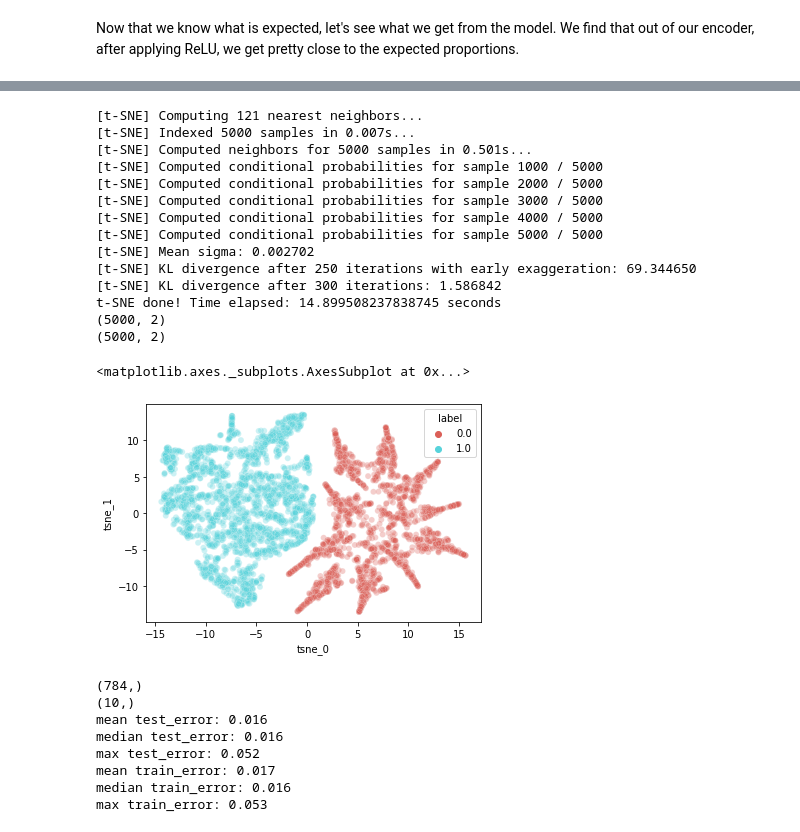
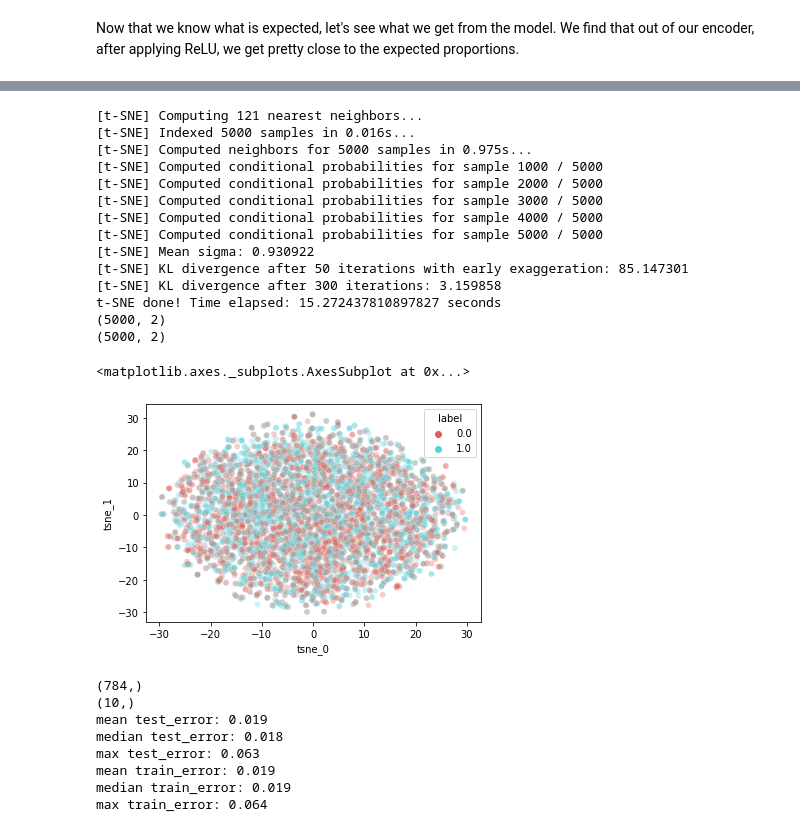
Before and after one commit to suraj-adewale/sc_bulk_ood, a Jupyter notebook: experiments/DIVA_stacked_mnist.ipynb, the cells around one changed output, grey strips where cells are left out. Drawn from its saved outputs; the diff is of its cells as text; code cells hidden in the pictures.

Commit message:
DIVA-like implementation. 3 latent codes, one for rotation, one for proportions, and one for everything else. Fully supervised constraints are used for training

```diff
--- a/experiments/DIVA_stacked_mnist.ipynb
+++ b/experiments/DIVA_stacked_mnist.ipynb
@@ -504,17 +433,14 @@ def mmd_loss(real_labels, y_pred):
 # %% [markdown]
 ## Make the computational graph
 # %%
-known_prop_vae = Model([X, label], [outputs, prop_outputs, sigma_outputs])
-unknown_prop_vae = Model([X, label], [outputs, mmd_outputs])
+cls_prop_vae = Model(X, [outputs, prop_outputs, rotation_outputs, sigma_outputs])
 
-known_prop_vae.compile(optimizer=optim, loss=[vae_loss, prop_loss, None]) #, metrics = [KL_loss, recon_loss])
-unknown_prop_vae.compile(optimizer=optim, loss=[vae_loss, mmd_loss]) #, metrics = [KL_loss, recon_loss])
+cls_prop_vae.compile(optimizer=optim, loss=[vae_loss, prop_loss, class_loss, None])
 
 
-encoder = Model([X, label], mu)
+encoder = Model(X, [z_slack, mu_prop, z_rot])
 
 decoder = Model(d_in, d_out)
 
-print(known_prop_vae.summary())
-print(unknown_prop_vae.summary())
+print(cls_prop_vae.summary())
 # %% [output]
@@ -711,0 +618,29 @@ expected MNIST proportions: [0. 1.]
+# %%
+# plot proportions
+z_slack, mu_prop, z_rot = encoder.predict(X_full_test, batch_size=250)
+z_test = mu_prop
+encodings= np.asarray(z_test)
+encodings = encodings.reshape(X_full_test.shape[0], n_z)
+tsne_idx = np.random.choice(encodings.shape[0], size=5000, replace=False)
+
+
+time_start = time.time()
+tsne = TSNE(n_components=2, verbose=1, perplexity=40, n_iter=300)
+tsne_results = tsne.fit_transform(encodings[tsne_idx,:])
+print('t-SNE done! Time elapsed: {} seconds'.format(time.time()-time_start))
+
+
+plot_df = pd.DataFrame(tsne_results[:,0:2])
+print(tsne_results.shape)
+print(plot_df.shape)
+plot_df.columns = ['tsne_0', 'tsne_1']
+plot_df['label'] = Label_test[tsne_idx]
+
+sns.scatterplot(
+    x="tsne_0", y="tsne_1",
+    data=plot_df,
+    hue="label",
+    palette=sns.color_palette("hls", 2),
+    legend="full",
+    alpha=0.3
+)
@@ -712,5 +709,6 @@ expected MNIST proportions: [0. 1.]
 # %%
-z_test = encoder.predict([X_full_test,label_test])
+# plot remaining variance
+z_test = z_slack
 encodings= np.asarray(z_test)
 encodings = encodings.reshape(X_full_test.shape[0], n_z)
 tsne_idx = np.random.choice(encodings.shape[0], size=5000, replace=False)
@@ -719,40 +717,40 @@ tsne_idx = np.random.choice(encodings.shape[0], size=5000, replace=False)
 time_start = time.time()
 tsne = TSNE(n_components=2, verbose=1, perplexity=40, n_iter=300)
 tsne_results = tsne.fit_transform(encodings[tsne_idx,:])
 print('t-SNE done! Time elapsed: {} seconds'.format(time.time()-time_start))
 
 
 plot_df = pd.DataFrame(tsne_results[:,0:2])
 print(tsne_results.shape)
 print(plot_df.shape)
 plot_df.columns = ['tsne_0', 'tsne_1']
 plot_df['label'] = Label_test[tsne_idx]
 
 sns.scatterplot(
     x="tsne_0", y="tsne_1",
     data=plot_df,
     hue="label",
     palette=sns.color_palette("hls", 2),
     legend="full",
     alpha=0.3
 )
 # %% [output]
 [t-SNE] Computing 121 nearest neighbors...
-[t-SNE] Indexed 5000 samples in 0.007s...
-[t-SNE] Computed neighbors for 5000 samples in 0.501s...
+[t-SNE] Indexed 5000 samples in 0.016s...
+[t-SNE] Computed neighbors for 5000 samples in 0.975s...
 [t-SNE] Computed conditional probabilities for sample 1000 / 5000
 [t-SNE] Computed conditional probabilities for sample 2000 / 5000
 [t-SNE] Computed conditional probabilities for sample 3000 / 5000
 [t-SNE] Computed conditional probabilities for sample 4000 / 5000
 [t-SNE] Computed conditional probabilities for sample 5000 / 5000
-[t-SNE] Mean sigma: 0.002702
-[t-SNE] KL divergence after 250 iterations with early exaggeration: 69.344650
-[t-SNE] KL divergence after 300 iterations: 1.586842
-t-SNE done! Time elapsed: 14.899508237838745 seconds
+[t-SNE] Mean sigma: 0.930922
+[t-SNE] KL divergence after 50 iterations with early exaggeration: 85.147301
+[t-SNE] KL divergence after 300 iterations: 3.159858
+t-SNE done! Time elapsed: 15.272437810897827 seconds
 (5000, 2)
 (5000, 2)
 <matplotlib.axes._subplots.AxesSubplot at 0x...>
-[figure, old version]
+[figure, new version]
 # %%
 print(X_full_test[0].shape)
 print(Y_full_test[0].shape)
@@ -763,7 +761,7 @@ def sum_abs_error(y_pred, y_true):
 def mean_abs_error(y_pred, y_true):
   return np.mean(abs(y_pred - y_true))
 
-output_prop_test = prop_vae.predict([X_full_test, label_test], batch_size=250)[1]
+output_prop_test = cls_prop_vae.predict(X_full_test, batch_size=250)[1]
 
 test_error = [mean_abs_error(output_prop_test[idx], Y_full_test[idx])
                   for idx in range(0, X_full_test.shape[0])]
@@ -773,7 +771,7 @@ print(f"mean test_error: {np.round(np.mean(test_error), decimals=3)}\n"
       f"max test_error: {np.round(np.max(test_error), decimals=3)}")
 
 
-output_prop = prop_vae.predict([X_full_train, label_train], batch_size=250)[1]
+output_prop = cls_prop_vae.predict(X_full_train, batch_size=250)[1]
 train_error = [mean_abs_error(output_prop[idx], Y_full_train[idx])
                   for idx in range(0, X_full_train.shape[0])]
 
@@ -783,12 +781,12 @@ print(f"mean train_error: {np.round(np.mean(train_error), decimals=3)}\n"
 # %% [output]
 (784,)
 (10,)
-mean test_error: 0.016
-median test_error: 0.016
-max test_error: 0.052
-mean train_error: 0.017
-median train_error: 0.016
-max train_error: 0.053
+mean test_error: 0.019
+median test_error: 0.018
+max test_error: 0.063
+mean train_error: 0.019
+median train_error: 0.019
+max train_error: 0.064
 # %%
 
 def method_sample_z(args):
```
Also changed, not shown: parts of 33 cells of this notebook.
